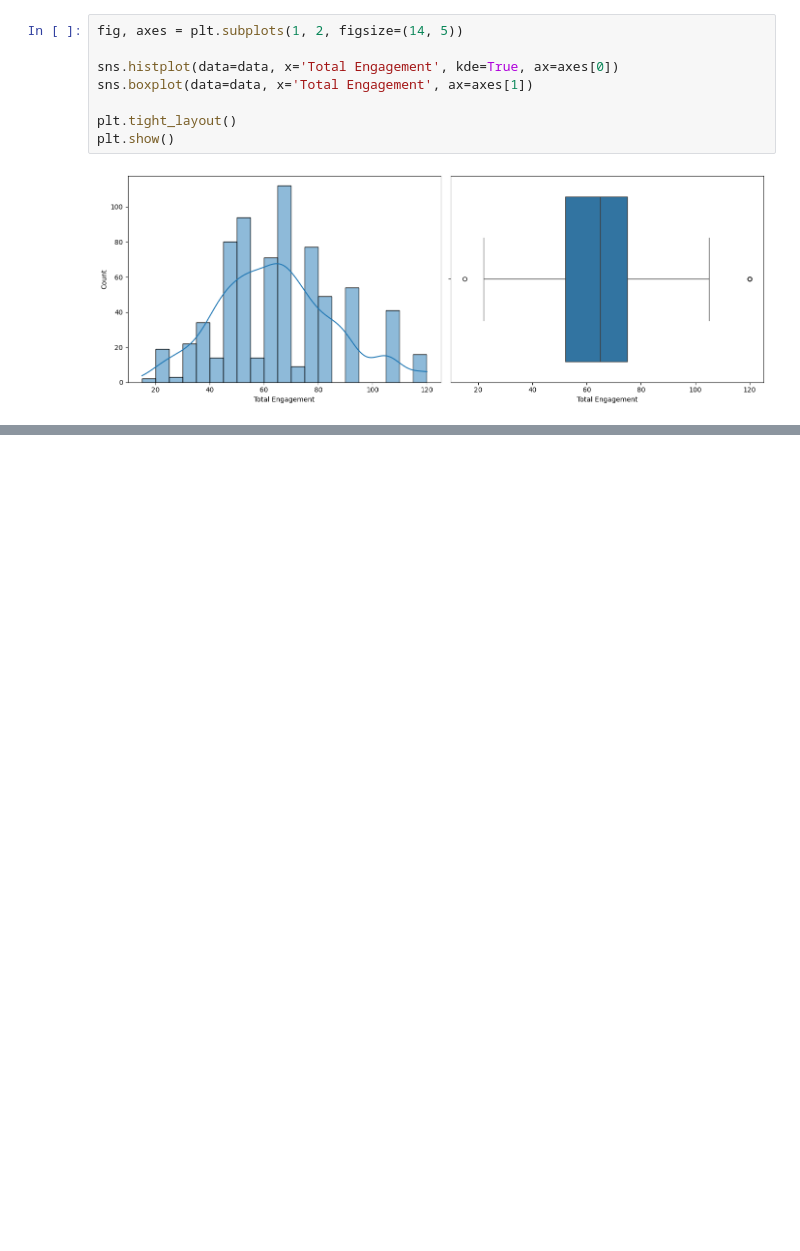
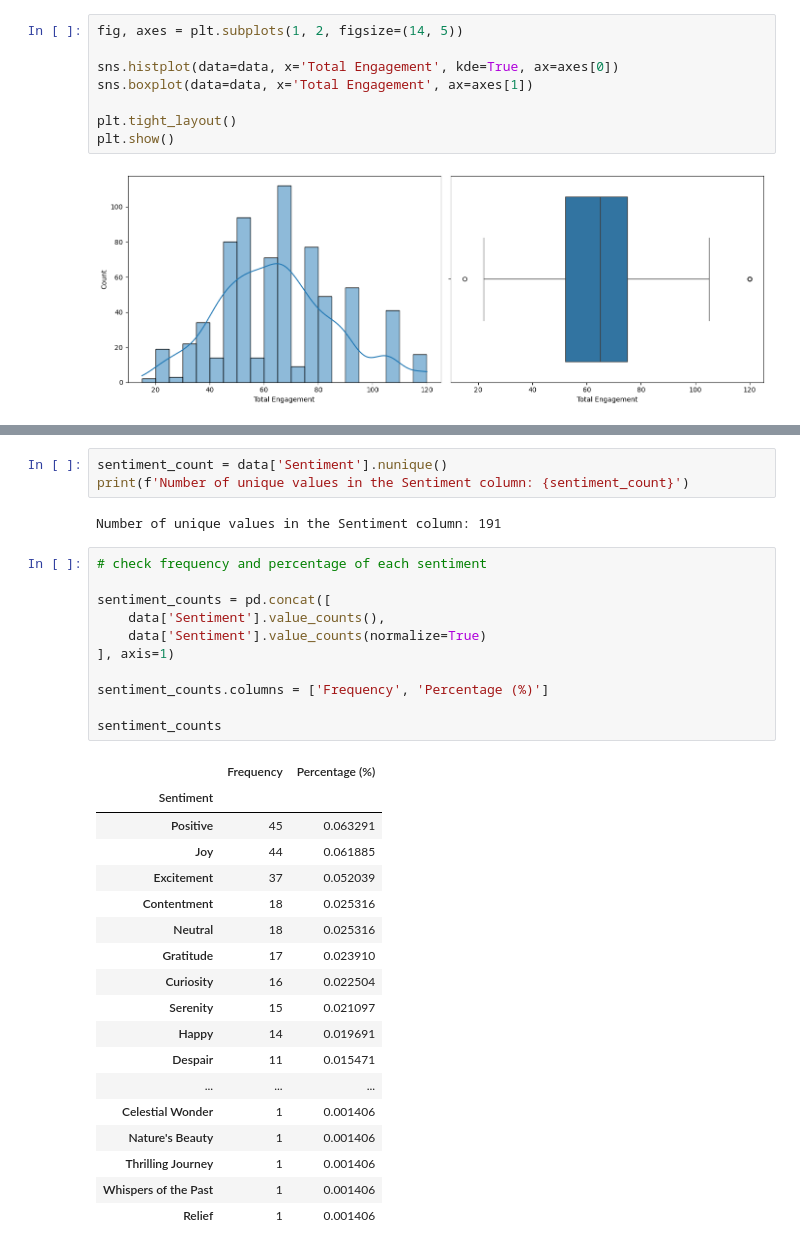
Before and after one commit to euiedavid/social-media-sentiments-analysis, a Jupyter notebook: notebook/social_media_sentiments_eda.ipynb, the cells around one changed output, grey strips where cells are left out. Saved outputs shown, nothing was run; the diff lists cells and outputs as text; blank space fills up the shorter version.

```diff
--- a/notebook/social_media_sentiments_eda.ipynb
+++ b/notebook/social_media_sentiments_eda.ipynb
@@ -485,0 +496,35 @@ outliers
+# %%
+sentiment_count = data['Sentiment'].nunique()
+print(f'Number of unique values in the Sentiment column: {sentiment_count}')
+# %% [output]
+Number of unique values in the Sentiment column: 191
+# %%
+# check frequency and percentage of each sentiment
+
+sentiment_counts = pd.concat([
+    data['Sentiment'].value_counts(),
+    data['Sentiment'].value_counts(normalize=True)
+], axis=1)
+
+sentiment_counts.columns = ['Frequency', 'Percentage (%)']
+
+sentiment_counts
+# %% [output]
+|  | Frequency | Percentage (%) |
+| Sentiment |  |  |
+| Positive | 45 | 0.063291 |
+| Joy | 44 | 0.061885 |
+| Excitement | 37 | 0.052039 |
+| Contentment | 18 | 0.025316 |
+| Neutral | 18 | 0.025316 |
+| Gratitude | 17 | 0.023910 |
+| Curiosity | 16 | 0.022504 |
+| Serenity | 15 | 0.021097 |
+| Happy | 14 | 0.019691 |
+| Despair | 11 | 0.015471 |
+| ... | ... | ... |
+| Celestial Wonder | 1 | 0.001406 |
+| Nature's Beauty | 1 | 0.001406 |
+| Thrilling Journey | 1 | 0.001406 |
+| Whispers of the Past | 1 | 0.001406 |
+| Relief | 1 | 0.001406 |
```
Also changed, not shown: parts of 11 cells of this notebook.
